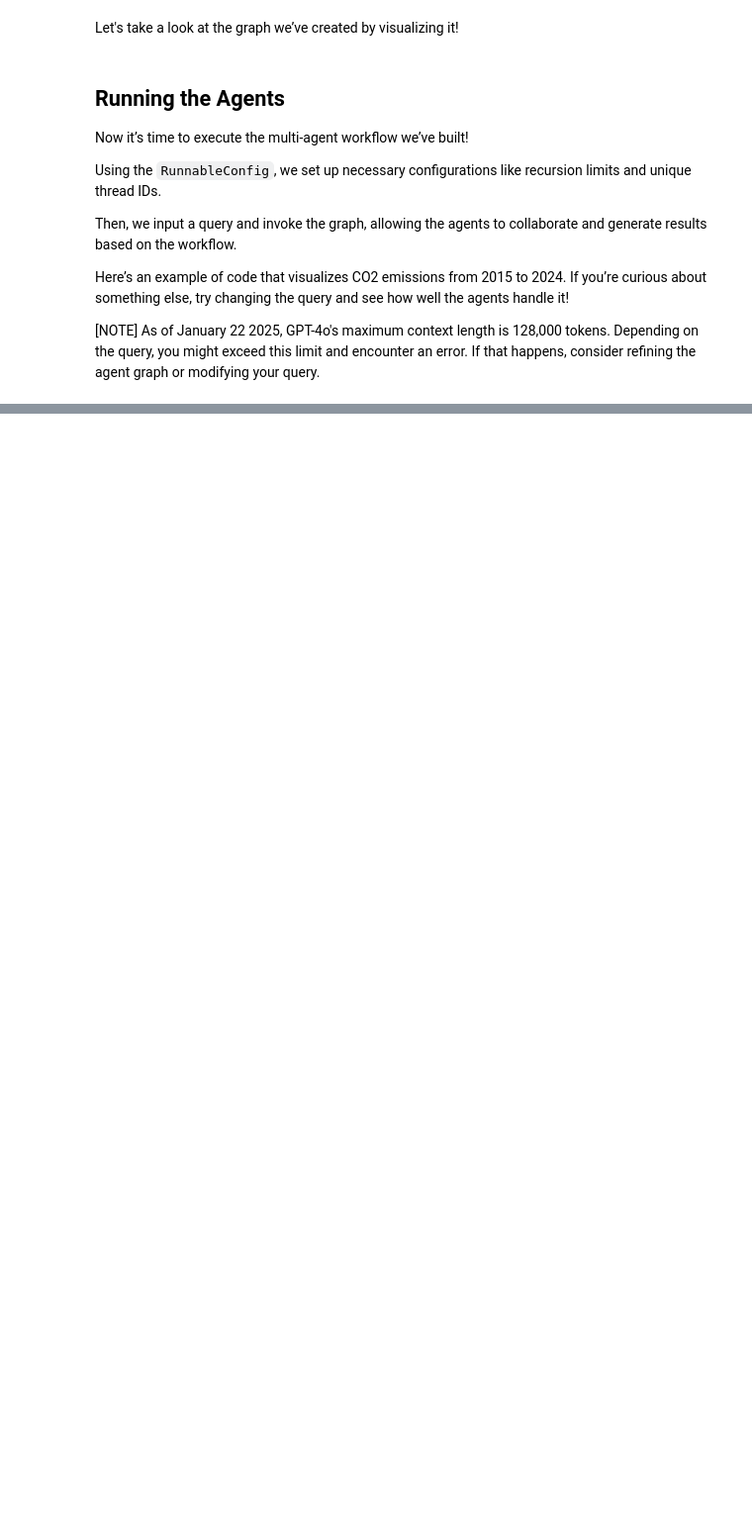
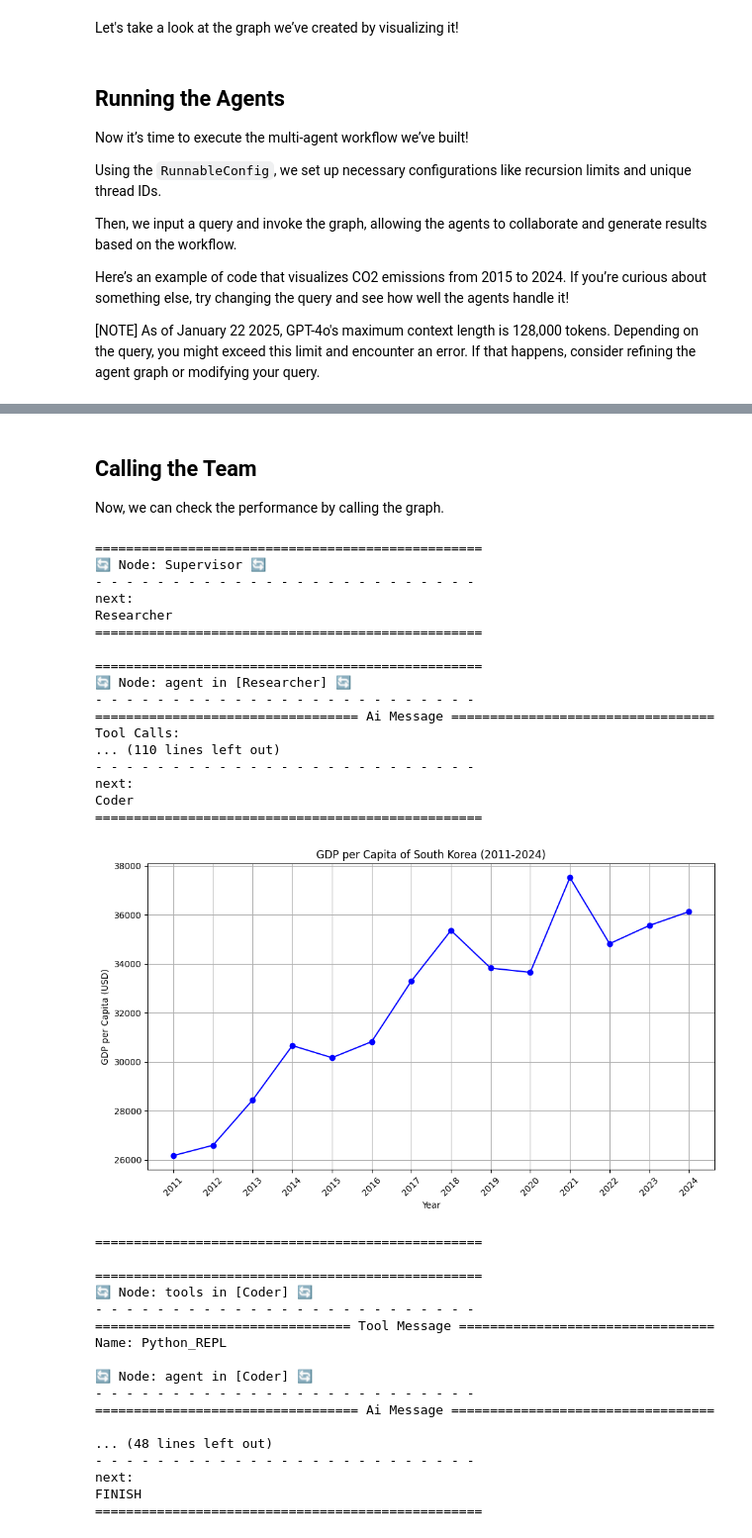
Before and after one commit to Bluedata-Consulting/GAAPB02-training, a Jupyter notebook: Concept_LangGraph_Multi_Agent_Collaboration.ipynb, the cells around one changed output, grey strips where cells are left out. Shown at 99% size. Cells and saved outputs as stored; diff of their text form; code cells hidden in the pictures; blank space fills up the shorter version.

```diff
--- a/Concept_LangGraph_Multi_Agent_Collaboration.ipynb
+++ b/Concept_LangGraph_Multi_Agent_Collaboration.ipynb
@@ -336,0 +484,15 @@ FINAL ANSWER
+# %%
+from typing import Literal
+
+from pydantic import BaseModel
+
+
+# Define the list of member agents
+members = ["Researcher", "Coder"]
+
+# Define the list of options for selecting the next worker
+options_for_next = ["FINISH"] + members
+
+# Define the response model for selecting the next worker: indicates selecting the next worker or completing the task
+class RouteResponse(BaseModel):
+    next: Literal[*options_for_next]
@@ -336,0 +622,60 @@ FINAL ANSWER
+# %% [markdown]
+## Calling the Team
+
+Now, we can check the performance by calling the graph.
+# %%
+import uuid
+
+from langchain_core.runnables import RunnableConfig
+from langchain_opentutorial.messages import invoke_graph
+
+# Set config (recursion limit, thread_id)
+config = RunnableConfig(recursion_limit=10, configurable={"thread_id": str(uuid.uuid4())})
+
+# Set input (question)
+inputs = {
+    "messages": [
+        HumanMessage(
+            content="Visualize the GDP per capita of South Korea from 2010 to 2024."
+        )
+    ],
+}
+
+# Run the graph
+invoke_graph(graph, inputs, config)
+# %% [output]
+==================================================
+🔄 Node: Supervisor 🔄
+- - - - - - - - - - - - - - - - - - - - - - - - -
+next:
+Researcher
+==================================================
+
+==================================================
+🔄 Node: agent in [Researcher] 🔄
+- - - - - - - - - - - - - - - - - - - - - - - - -
+================================== Ai Message ==================================
+Tool Calls:
+... (110 lines left out)
+- - - - - - - - - - - - - - - - - - - - - - - - -
+next:
+Coder
+==================================================
+[figure, added]
+==================================================
+
+==================================================
+🔄 Node: tools in [Coder] 🔄
+- - - - - - - - - - - - - - - - - - - - - - - - -
+================================= Tool Message =================================
+Name: Python_REPL
+
+🔄 Node: agent in [Coder] 🔄
+- - - - - - - - - - - - - - - - - - - - - - - - -
+================================== Ai Message ==================================
+
+... (48 lines left out)
+- - - - - - - - - - - - - - - - - - - - - - - - -
+next:
+FINISH
+==================================================
```
Also changed, not shown: parts of 27 cells of this notebook.
